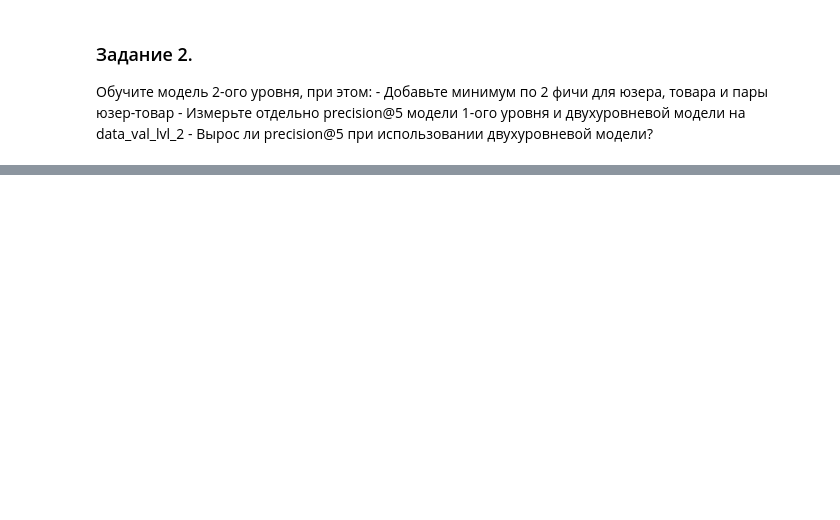
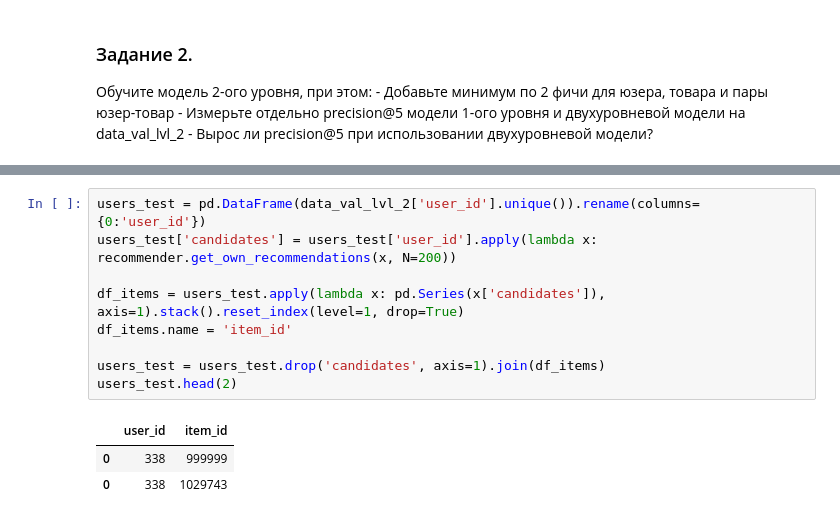
Before and after one commit to aspushkarev/GB-RecSys, a Jupyter notebook: Two_level_models/RecSys_homework6.ipynb, the cells around one changed output, grey strips where cells are left out. Drawn from its saved outputs; the diff is of its cells as text; blank space fills up the shorter version.

```diff
--- a/Two_level_models/RecSys_homework6.ipynb
+++ b/Two_level_models/RecSys_homework6.ipynb
@@ -125,0 +185,13 @@ result_lvl_1.head(2)
+# %%
+users_test = pd.DataFrame(data_val_lvl_2['user_id'].unique()).rename(columns={0:'user_id'})
+users_test['candidates'] = users_test['user_id'].apply(lambda x: recommender.get_own_recommendations(x, N=200))
+
+df_items = users_test.apply(lambda x: pd.Series(x['candidates']), axis=1).stack().reset_index(level=1, drop=True)
+df_items.name = 'item_id'
+
+users_test = users_test.drop('candidates', axis=1).join(df_items)
+users_test.head(2)
+# %% [output]
+|  | user_id | item_id |
+| 0 | 338 | 999999 |
+| 0 | 338 | 1029743 |
```
Also changed, not shown: parts of 29 cells of this notebook, 3 other files.
